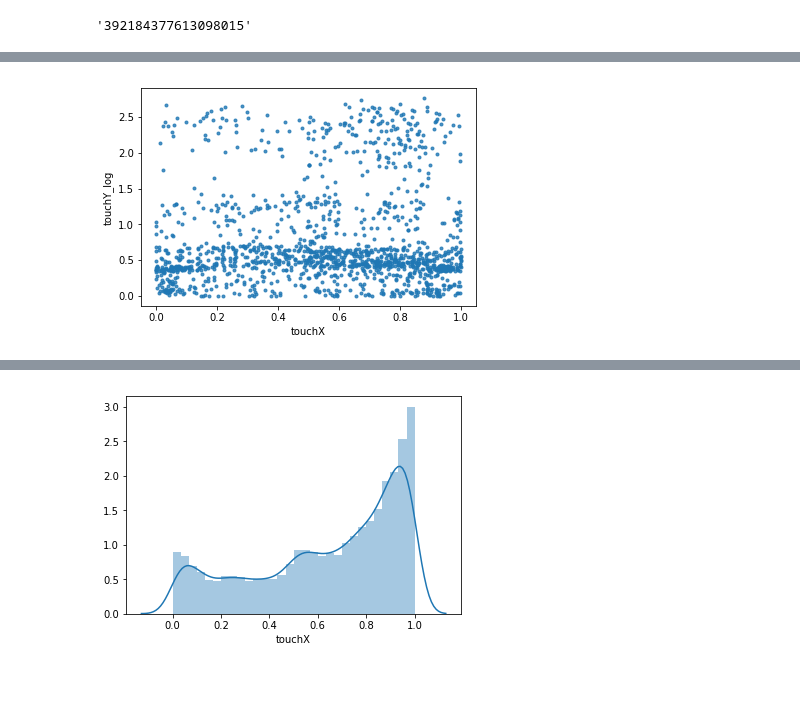
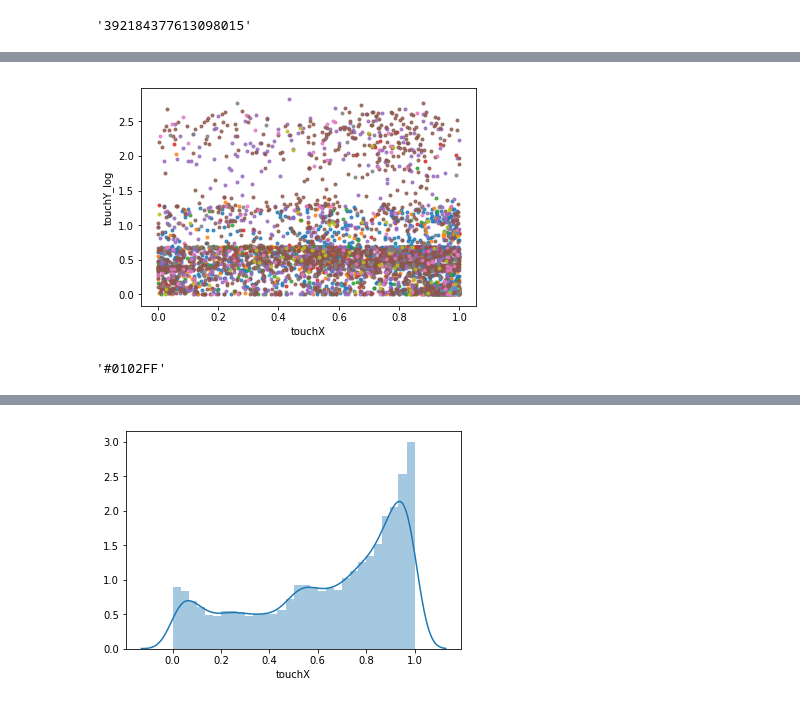
Before and after one commit to bebetosaba/7506-datos-1C2019, a Jupyter notebook: TP1/analisis.ipynb, the cells around one changed output, grey strips where cells are left out. Saved outputs shown, nothing was run; the diff lists cells and outputs as text; code cells hidden in the pictures.

```diff
--- a/TP1/analisis.ipynb
+++ b/TP1/analisis.ipynb
@@ -165,3 +171,6 @@ clicksDF['brand'].value_counts().index[0]
 12.0       3
 13.0       1
 Name: brand, dtype: int64
+# %%
+brands_group = clicksDF.groupby(['specs_brand','brand']).size().reset_index().rename(columns={0:'total'})
+display(brands_group)
@@ -168,5 +195,15 @@ Name: brand, dtype: int64
 # %%
-sns.regplot(x=clicksDF.loc[(clicksDF['specs_brand']==specs_brand0) & (clicksDF['brand']==brand0), ["touchX","touchY_log"]].dropna()["touchX"], \
-            y=clicksDF.loc[(clicksDF['specs_brand']==specs_brand0) & (clicksDF['brand']==brand0), ["touchX","touchY_log"]].dropna()["touchY_log"], marker='.',fit_reg=False);
+
+for i in range(0,len(brands_group.loc[brands_group['total']>3])):
+    sns.regplot(x=clicksDF.loc[(clicksDF['specs_brand']==brands_group.iloc[i]['specs_brand']) & (clicksDF['brand']==brands_group.iloc[i]['brand']), ["touchX","touchY_log"]].dropna()["touchX"], \
+            y=clicksDF.loc[(clicksDF['specs_brand']==brands_group.iloc[i]['specs_brand']) & (clicksDF['brand']==brands_group.iloc[i]['brand']), ["touchX","touchY_log"]].dropna()["touchY_log"], marker='.',fit_reg=False);
+
+
+#sns.regplot(x=clicksDF.loc[(clicksDF['specs_brand']==specs_brand0) & (clicksDF['brand']==brand0), ["touchX","touchY_log"]].dropna()["touchX"], \
+#            y=clicksDF.loc[(clicksDF['specs_brand']==specs_brand0) & (clicksDF['brand']==brand0), ["touchX","touchY_log"]].dropna()["touchY_log"], marker='.',fit_reg=False);
 # %% [output]
-[figure, old version]
+[figure, new version]
+# %%
+('#%02X%02X%02X' % (0,2,255))
+# %% [output]
+'#0102FF'
```
Also changed, not shown: parts of 18 cells of this notebook, 1 other file.
